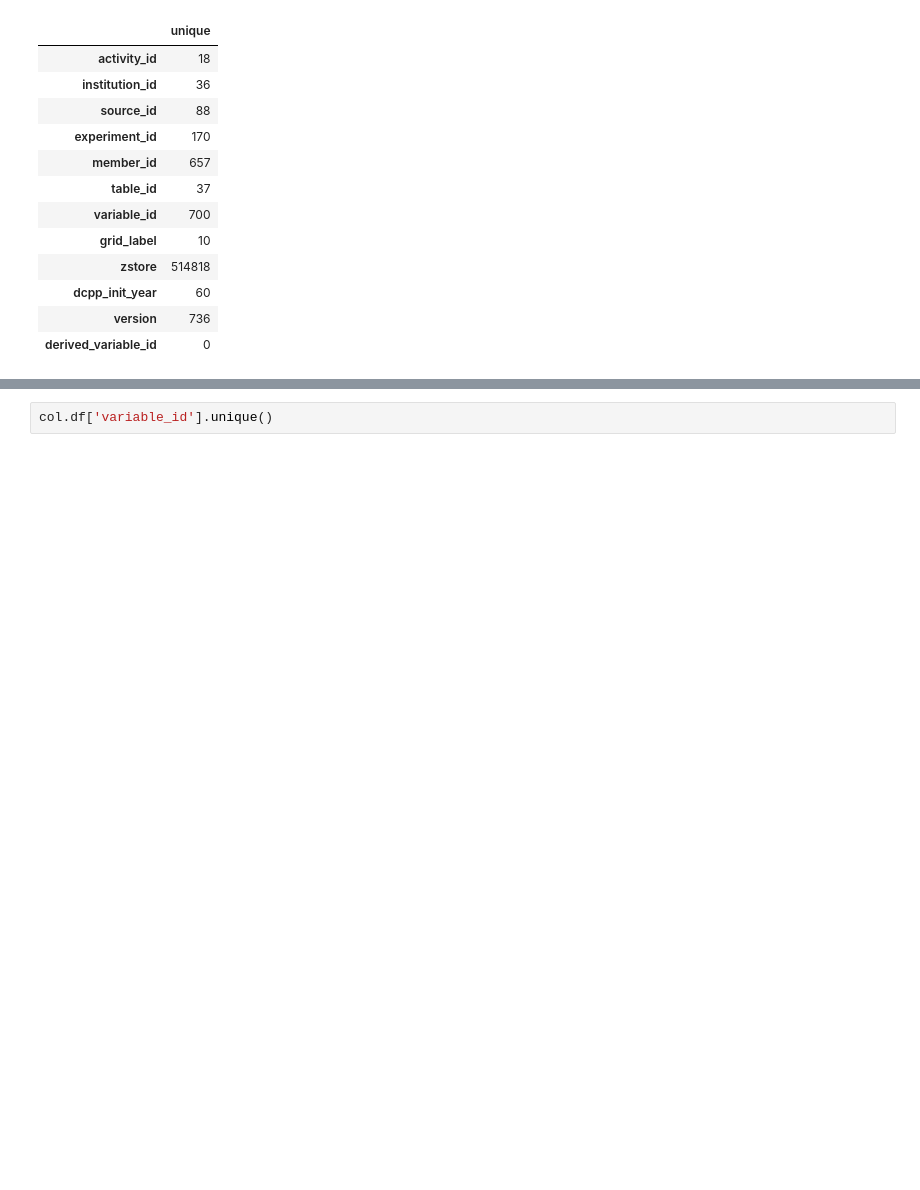
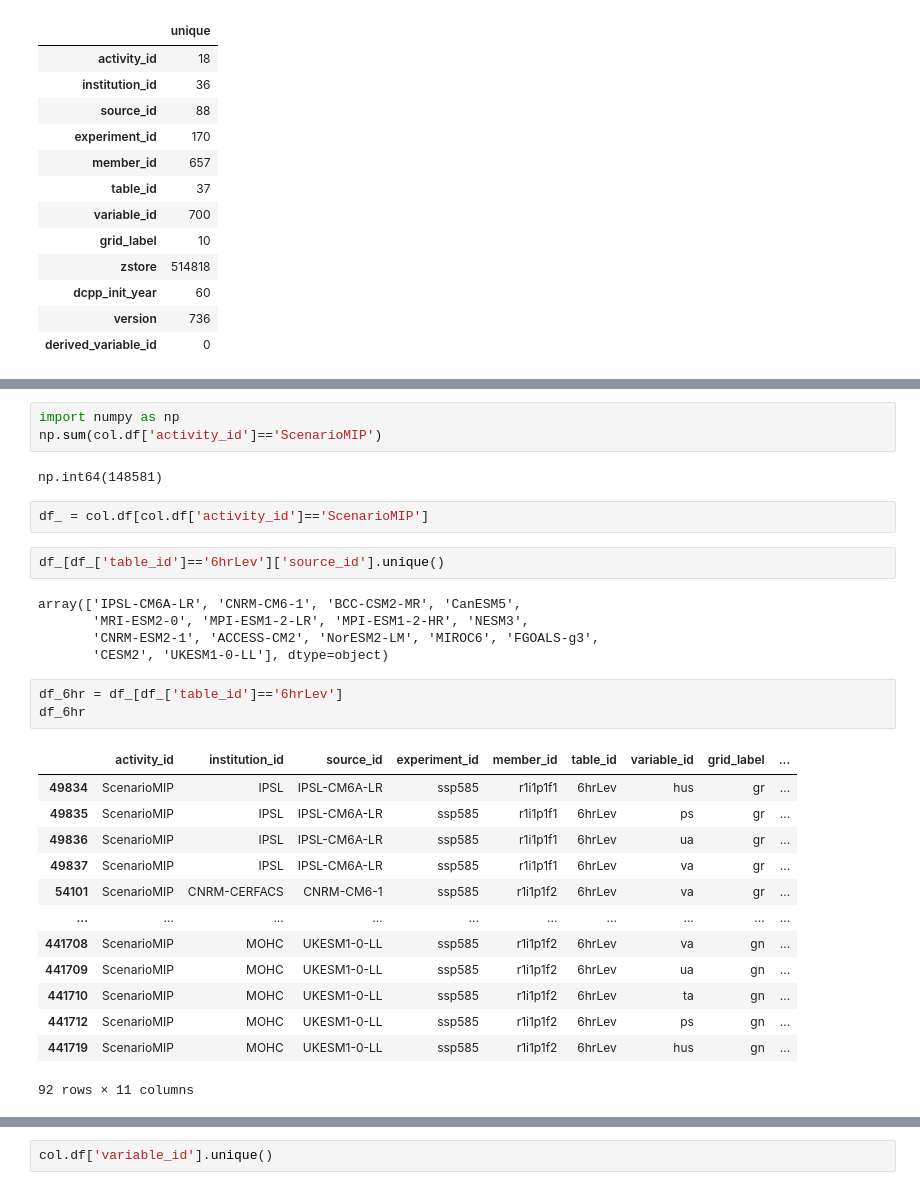
Before and after one commit to manmeet3591/download_cmip6, a Jupyter notebook: pangeo_cmip6.ipynb, the cells around one changed output, grey strips where cells are left out. Saved outputs shown, nothing was run; the diff lists cells and outputs as text; blank space fills up the shorter version.

```diff
--- a/pangeo_cmip6.ipynb
+++ b/pangeo_cmip6.ipynb
@@ -82,0 +91,31 @@ col.df.head()
+# %%
+import numpy as np
+np.sum(col.df['activity_id']=='ScenarioMIP')
+# %% [output]
+np.int64(148581)
+# %%
+df_ = col.df[col.df['activity_id']=='ScenarioMIP']
+# %%
+df_[df_['table_id']=='6hrLev']['source_id'].unique()
+# %% [output]
+array(['IPSL-CM6A-LR', 'CNRM-CM6-1', 'BCC-CSM2-MR', 'CanESM5',
+       'MRI-ESM2-0', 'MPI-ESM1-2-LR', 'MPI-ESM1-2-HR', 'NESM3',
+       'CNRM-ESM2-1', 'ACCESS-CM2', 'NorESM2-LM', 'MIROC6', 'FGOALS-g3',
+       'CESM2', 'UKESM1-0-LL'], dtype=object)
+# %%
+df_6hr = df_[df_['table_id']=='6hrLev']
+df_6hr
+# %% [output]
+|  | activity_id | institution_id | source_id | experiment_id | member_id | table_id | variable_id | grid_label | ... |
+| 49834 | ScenarioMIP | IPSL | IPSL-CM6A-LR | ssp585 | r1i1p1f1 | 6hrLev | hus | gr | ... |
+| 49835 | ScenarioMIP | IPSL | IPSL-CM6A-LR | ssp585 | r1i1p1f1 | 6hrLev | ps | gr | ... |
+| 49836 | ScenarioMIP | IPSL | IPSL-CM6A-LR | ssp585 | r1i1p1f1 | 6hrLev | ua | gr | ... |
+| 49837 | ScenarioMIP | IPSL | IPSL-CM6A-LR | ssp585 | r1i1p1f1 | 6hrLev | va | gr | ... |
+| 54101 | ScenarioMIP | CNRM-CERFACS | CNRM-CM6-1 | ssp585 | r1i1p1f2 | 6hrLev | va | gr | ... |
+| ... | ... | ... | ... | ... | ... | ... | ... | ... | ... |
+| 441708 | ScenarioMIP | MOHC | UKESM1-0-LL | ssp585 | r1i1p1f2 | 6hrLev | va | gn | ... |
+| 441709 | ScenarioMIP | MOHC | UKESM1-0-LL | ssp585 | r1i1p1f2 | 6hrLev | ua | gn | ... |
+| 441710 | ScenarioMIP | MOHC | UKESM1-0-LL | ssp585 | r1i1p1f2 | 6hrLev | ta | gn | ... |
+| 441712 | ScenarioMIP | MOHC | UKESM1-0-LL | ssp585 | r1i1p1f2 | 6hrLev | ps | gn | ... |
+| 441719 | ScenarioMIP | MOHC | UKESM1-0-LL | ssp585 | r1i1p1f2 | 6hrLev | hus | gn | ... |
+92 rows × 11 columns
```
Also changed, not shown: parts of 25 cells of this notebook.
